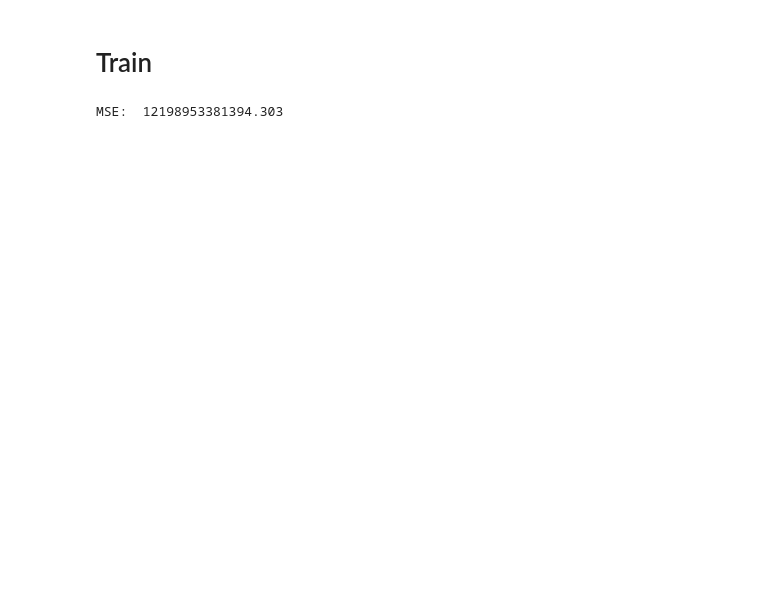
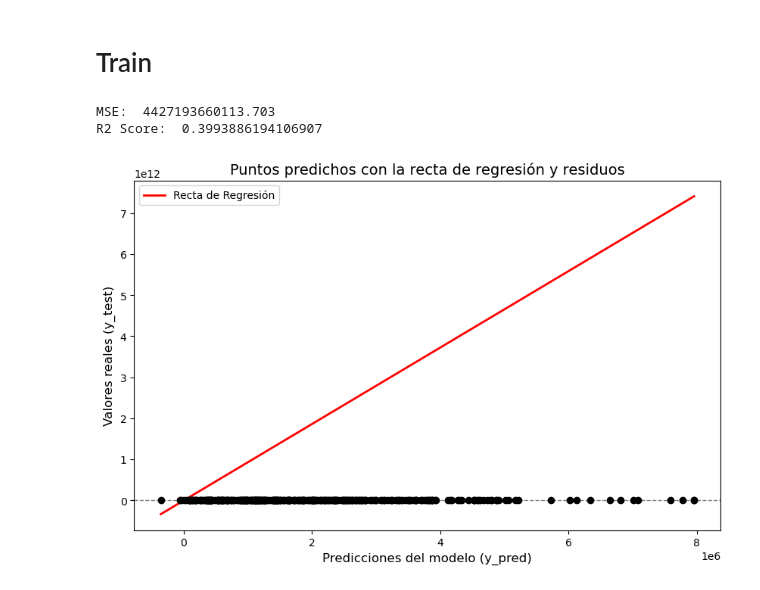
Before and after one commit to paezagustin/ML_2025, a Jupyter notebook: NBA_sueldos.ipynb, the cells around one changed output. Cells and saved outputs as stored; diff of their text form; code cells hidden in the pictures; blank space fills up the shorter version.

```diff
--- a/NBA_sueldos.ipynb
+++ b/NBA_sueldos.ipynb
@@ -82,8 +152,8 @@ plt.show()
 from sklearn.linear_model import LinearRegression
 from sklearn.model_selection import train_test_split
 from sklearn.metrics import mean_squared_error, r2_score
-df_merged = df_merged.dropna()
-X = df_merged[['career_AST', 'career_FG%', 'career_PTS', 'career_TRB', 'career_WS']]
+#df_merged = df_merged.dropna()
+X = df_merged[['career_PTS', 'career_TRB', 'career_WS']]
 y = df_merged['salary']
 
 X_train, X_test, y_train, y_test = train_test_split(X,y,test_size= 0.2, random_state=20)
@@ -94,7 +164,39 @@ model.fit(X_train, y_train)
 
 y_pred = model.predict (X_test)
 
+
 mse = mean_squared_error(y_test,y_pred)
 print ("MSE: ", mse)
+r2_s = r2_score(y_test,y_pred)
+print ("R2 Score: ",r2_s)
 # %% [output]
-MSE:  12198953381394.303
+MSE:  4427193660113.703
+R2 Score:  0.3993886194106907
+# %%
+import matplotlib.pyplot as plt
+import seaborn as sns
+import numpy as np
+
+# Calcular los residuos
+residuos = y_test - y_pred
+
+# Graficar los puntos predichos y la recta de regresión
+plt.figure(figsize=(10, 6))
+
+# Graficar la recta de regresión
+plt.plot(np.sort(y_pred), model.intercept_ + model.coef_[0] * np.sort(y_pred), color='red', linewidth=2, label='Recta de Regresión')
+
+# Graficar los puntos de predicción y sus residuos
+for i in range(len(y_pred)):
+    #plt.plot([y_pred[i], y_pred[i]], [y_test.iloc[i], y_pred[i]], color='black', linestyle='--', linewidth=1)  # Línea de residuos
+    plt.scatter(y_pred[i], y_test.iloc[i], color='black', zorder=5)  # Puntos
+
+# Detalles del gráfico
+plt.title('Puntos predichos con la recta de regresión y residuos', fontsize=14)
+plt.xlabel('Predicciones del modelo (y_pred)', fontsize=12)
+plt.ylabel('Valores reales (y_test)', fontsize=12)
+plt.axhline(0, color='gray', linestyle='--', linewidth=1)
+plt.legend()
+plt.show()
+# %% [output]
+[figure, added]
```
Also changed, not shown: parts of 8 cells of this notebook, 2 other files.
